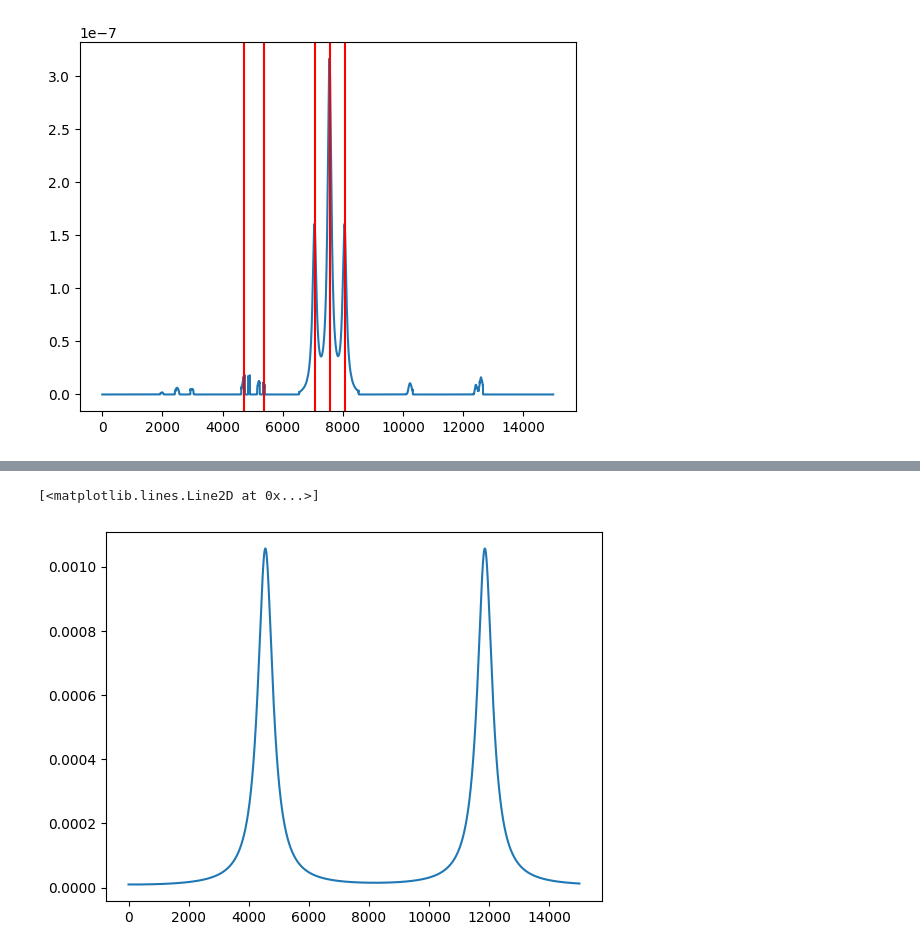
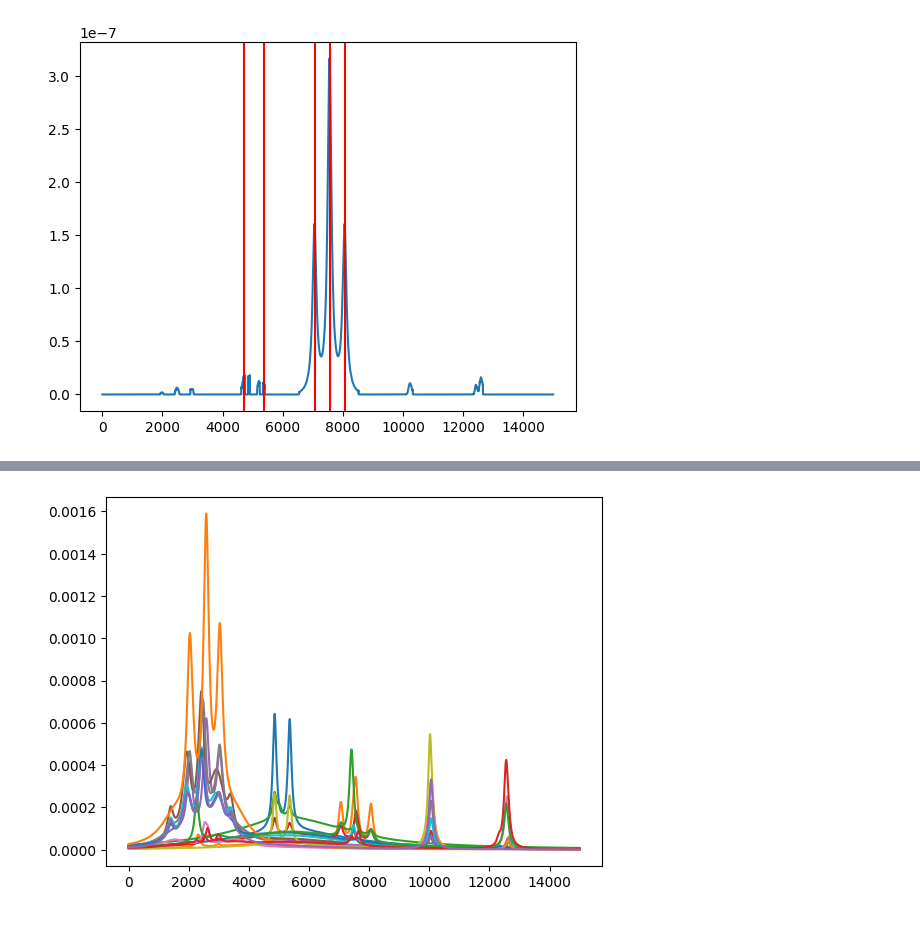
Before and after one commit to LucasEmcken/Bachelorprojekt, a Jupyter notebook: pipeline.ipynb, the cells around one changed output, grey strips where cells are left out. Cells and saved outputs as stored; diff of their text form; code cells hidden in the pictures.

```diff
--- a/pipeline.ipynb
+++ b/pipeline.ipynb
@@ -349,8 +365,5 @@ tensor([ 8203.0000,  7554.2500, 10025.0000,  6458.5000,  7621.5000,  7746.0000,
-# %%
-# plt.imshow(W)
-# plt.colorbar()
-# plt.show()
-plt.plot(C_sorted[0])
-# %% [output]
-[<matplotlib.lines.Line2D at 0x...>]
-[figure, removed]
+# %%
+plt.plot(np.matmul(W,C).T)
+plt.show()
+# %% [output]
+[figure, added]
```
Also changed, not shown: parts of 5 cells of this notebook.
